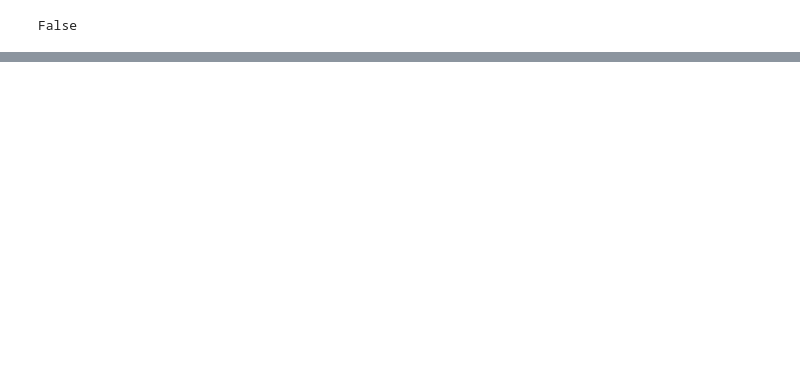
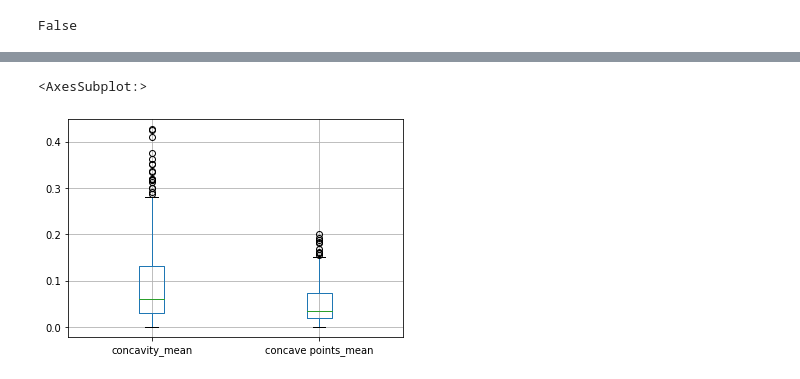
Before and after one commit to crismassaneiro/breast-cancer-analysis, a Jupyter notebook: analysis.ipynb, the cells around one changed output, grey strips where cells are left out. Saved outputs shown, nothing was run; the diff lists cells and outputs as text; code cells hidden in the pictures; blank space fills up the shorter version.

```diff
--- a/analysis.ipynb
+++ b/analysis.ipynb
@@ -80,0 +93,5 @@ df.boxplot(column=["perimeter_mean"])
+# %%
+df.boxplot(column=["concavity_mean","concave points_mean"])
+# %% [output]
+<AxesSubplot:>
+[figure, added]
```
Also changed, not shown: parts of 24 cells of this notebook.
